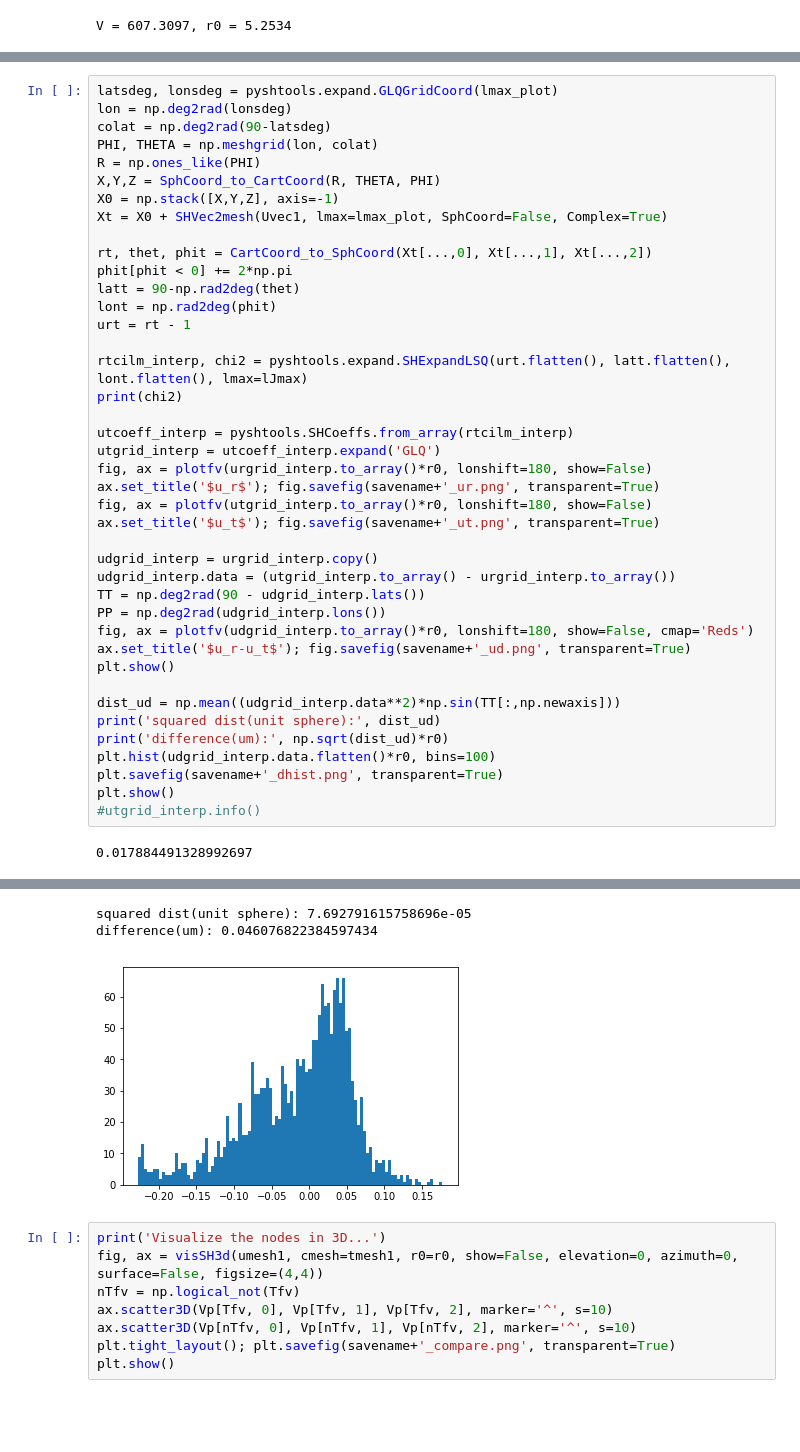
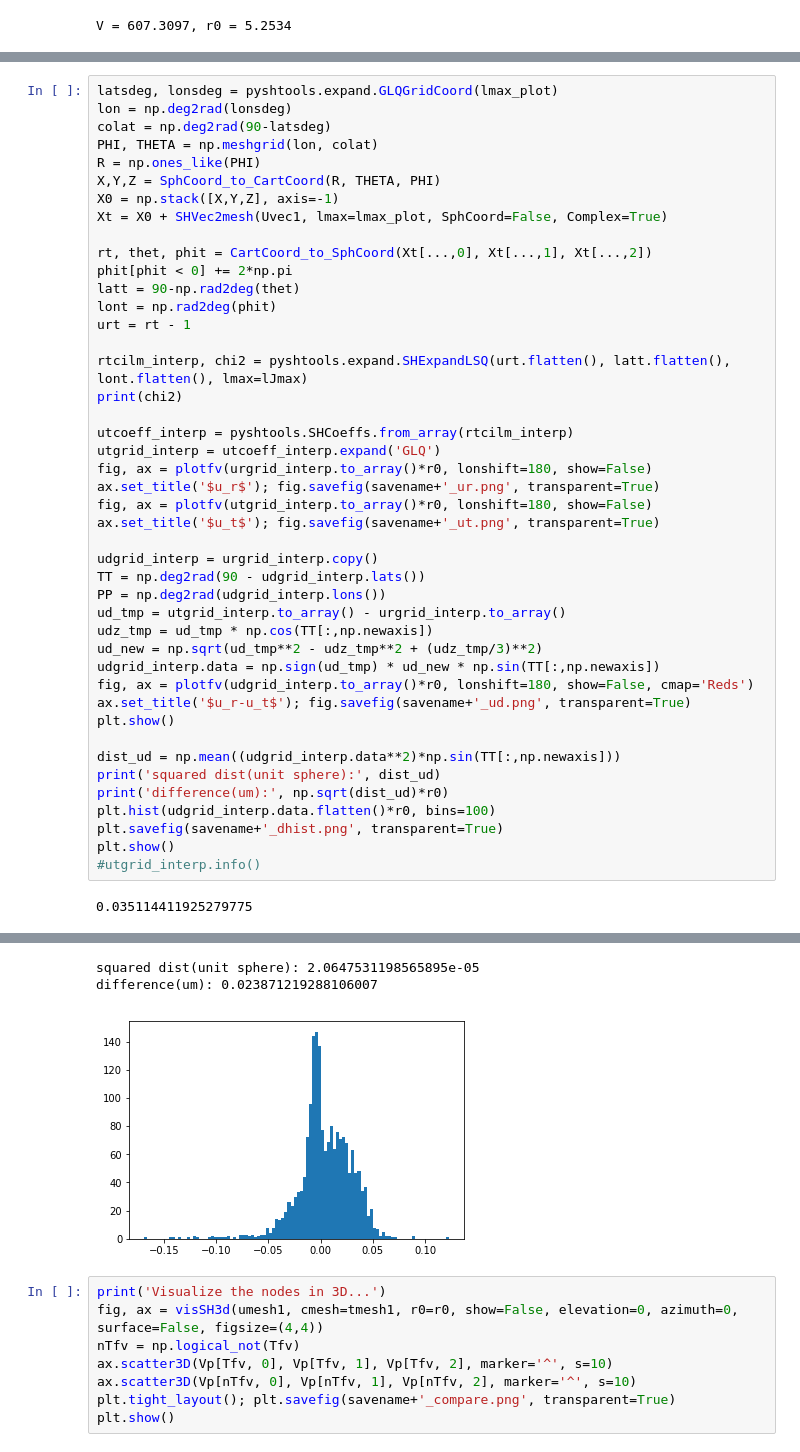
Before and after one commit to yfwang09/ShElastic, a Jupyter notebook: notebook/Case05-Hydrogel_Cell_Interaction-visualization.ipynb, the cells around one changed output, grey strips where cells are left out. Drawn from its saved outputs; the diff is of its cells as text; blank space fills up the shorter version.

```diff
--- a/notebook/Case05-Hydrogel_Cell_Interaction-visualization.ipynb
+++ b/notebook/Case05-Hydrogel_Cell_Interaction-visualization.ipynb
@@ -286,9 +286,12 @@ fig, ax = plotfv(utgrid_interp.to_array()*r0, lonshift=180, show=False)
 ax.set_title('$u_t$'); fig.savefig(savename+'_ut.png', transparent=True)
 
 udgrid_interp = urgrid_interp.copy()
-udgrid_interp.data = (utgrid_interp.to_array() - urgrid_interp.to_array())
 TT = np.deg2rad(90 - udgrid_interp.lats())
 PP = np.deg2rad(udgrid_interp.lons())
+ud_tmp = utgrid_interp.to_array() - urgrid_interp.to_array()
+udz_tmp = ud_tmp * np.cos(TT[:,np.newaxis])
+ud_new = np.sqrt(ud_tmp**2 - udz_tmp**2 + (udz_tmp/3)**2)
+udgrid_interp.data = np.sign(ud_tmp) * ud_new * np.sin(TT[:,np.newaxis])
 fig, ax = plotfv(udgrid_interp.to_array()*r0, lonshift=180, show=False, cmap='Reds')
 ax.set_title('$u_r-u_t$'); fig.savefig(savename+'_ud.png', transparent=True)
 plt.show()
@@ -301,5 +304,5 @@ plt.savefig(savename+'_dhist.png', transparent=True)
 plt.show()
 #utgrid_interp.info()
 # %% [output]
-0.017884491328992697
+0.035114411925279775
 [figure]
@@ -308,6 +311,6 @@ plt.show()
-squared dist(unit sphere): 7.692791615758696e-05
-difference(um): 0.046076822384597434
+squared dist(unit sphere): 2.0647531198565895e-05
+difference(um): 0.023871219288106007
-[figure, old version]
+[figure, new version]
 # %%
 print('Visualize the nodes in 3D...')
 fig, ax = visSH3d(umesh1, cmesh=tmesh1, r0=r0, show=False, elevation=0, azimuth=0, surface=False, figsize=(4,4))
```
Also changed, not shown: parts of 6 cells of this notebook, 2 other files.
